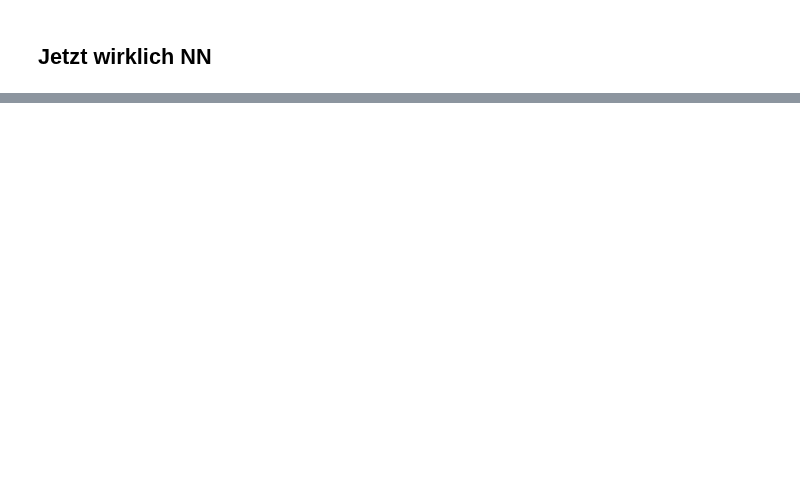
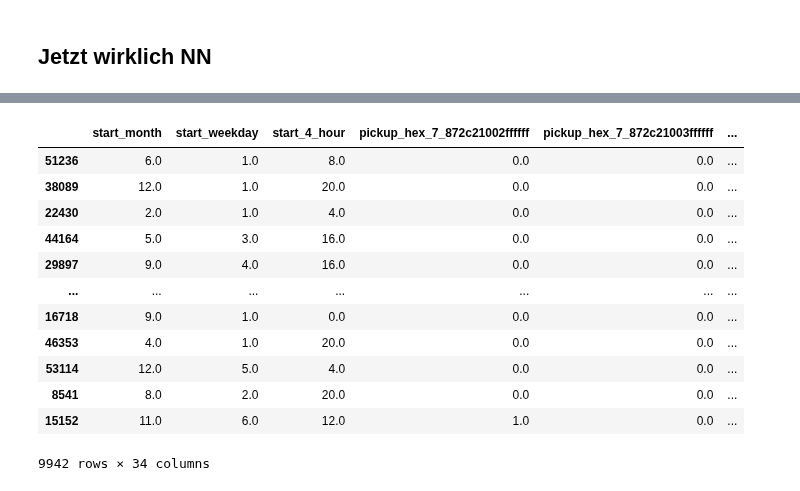
Before and after one commit to lniggemann/AAA_2023, a Jupyter notebook: 04_NN.ipynb, the cells around one changed output, grey strips where cells are left out. Drawn from its saved outputs; the diff is of its cells as text; code cells hidden in the pictures; blank space fills up the shorter version.

```diff
--- a/04_NN.ipynb
+++ b/04_NN.ipynb
@@ -129,0 +62,12 @@ Mean Absolute Error: 313.03284591371505
+# %%
+# Devide into X andf y
+data = sdf
+X = data[iVars]
+y = data["demand"]
+
+# Convert Hexagon into Dummies
+X = pd.get_dummies(X, columns = ["pickup_hex_7"])
+
+# Convert into float for Keras
+X = X.astype("float32")
+y = y.astype("float")
@@ -129,0 +81,3 @@ Mean Absolute Error: 313.03284591371505
+# %%
+X_train, X_test, y_train, y_test = train_test_split(X, y, test_size=0.2, shuffle= True)
+X_train, X_val, y_train, y_val = train_test_split(X_train, y_train, test_size=0.2, shuffle = True)
@@ -131,0 +240,16 @@ Mean Absolute Error: 313.03284591371505
+# %%
+X_test
+# %% [output]
+|  | start_month | start_weekday | start_4_hour | pickup_hex_7_872c21002ffffff | pickup_hex_7_872c21003ffffff | ... |
+| 51236 | 6.0 | 1.0 | 8.0 | 0.0 | 0.0 | ... |
+| 38089 | 12.0 | 1.0 | 20.0 | 0.0 | 0.0 | ... |
+| 22430 | 2.0 | 1.0 | 4.0 | 0.0 | 0.0 | ... |
+| 44164 | 5.0 | 3.0 | 16.0 | 0.0 | 0.0 | ... |
+| 29897 | 9.0 | 4.0 | 16.0 | 0.0 | 0.0 | ... |
+| ... | ... | ... | ... | ... | ... | ... |
+| 16718 | 9.0 | 1.0 | 0.0 | 0.0 | 0.0 | ... |
+| 46353 | 4.0 | 1.0 | 20.0 | 0.0 | 0.0 | ... |
+| 53114 | 12.0 | 5.0 | 4.0 | 0.0 | 0.0 | ... |
+| 8541 | 8.0 | 2.0 | 20.0 | 0.0 | 0.0 | ... |
+| 15152 | 11.0 | 6.0 | 12.0 | 1.0 | 0.0 | ... |
+9942 rows × 34 columns
```
Also changed, not shown: parts of 31 cells of this notebook, 1 other file.
